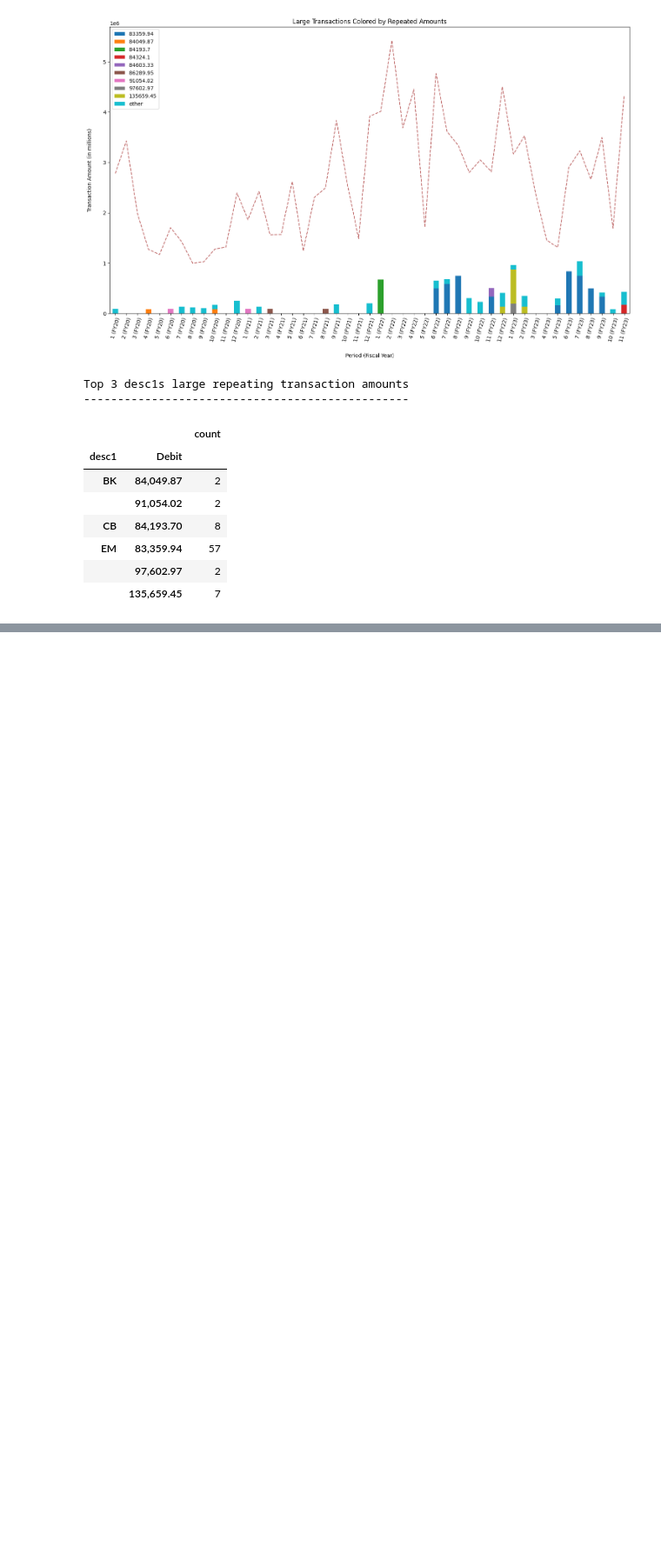
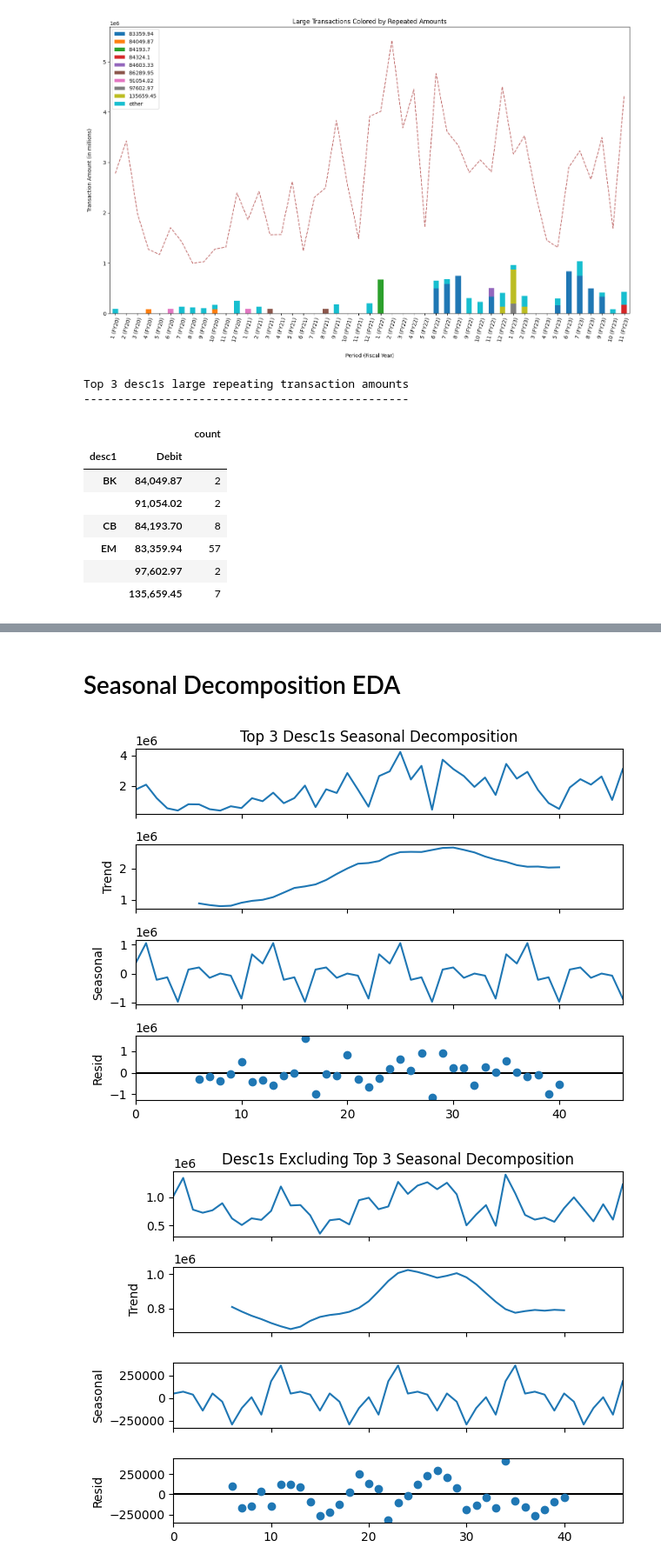
Before and after one commit to lelandjmurrin/Acquisition_Due_Dilligence_Capstone_Project, a Jupyter notebook: GeneralLedgerTxns_EDA.ipynb, the cells around one changed output, grey strips where cells are left out. Shown at 87% size. Drawn from its saved outputs; the diff is of its cells as text; code cells hidden in the pictures; blank space fills up the shorter version.

```diff
--- a/GeneralLedgerTxns_EDA.ipynb
+++ b/GeneralLedgerTxns_EDA.ipynb
@@ -442,0 +483,9 @@ Top 3 desc1s large repeating transaction amounts
+# %% [markdown]
+# Seasonal Decomposition EDA
+# %%
+seasonal_decompose(dh.df.query("desc1 in @TOP3_DESC1_LIST").groupby("period_fyear").txn_amt.sum().rename("Top 3 Desc1s Seasonal Decomposition"), period = 12).plot()
+plt.show()
+seasonal_decompose(dh.df.query("desc1 not in @TOP3_DESC1_LIST").groupby("period_fyear").txn_amt.sum().rename("Desc1s Excluding Top 3 Seasonal Decomposition"), period = 12).plot();
+# %% [output]
+[figure, added]
+[figure, added]
```
Also changed, not shown: parts of 12 cells of this notebook, 2 other files.
